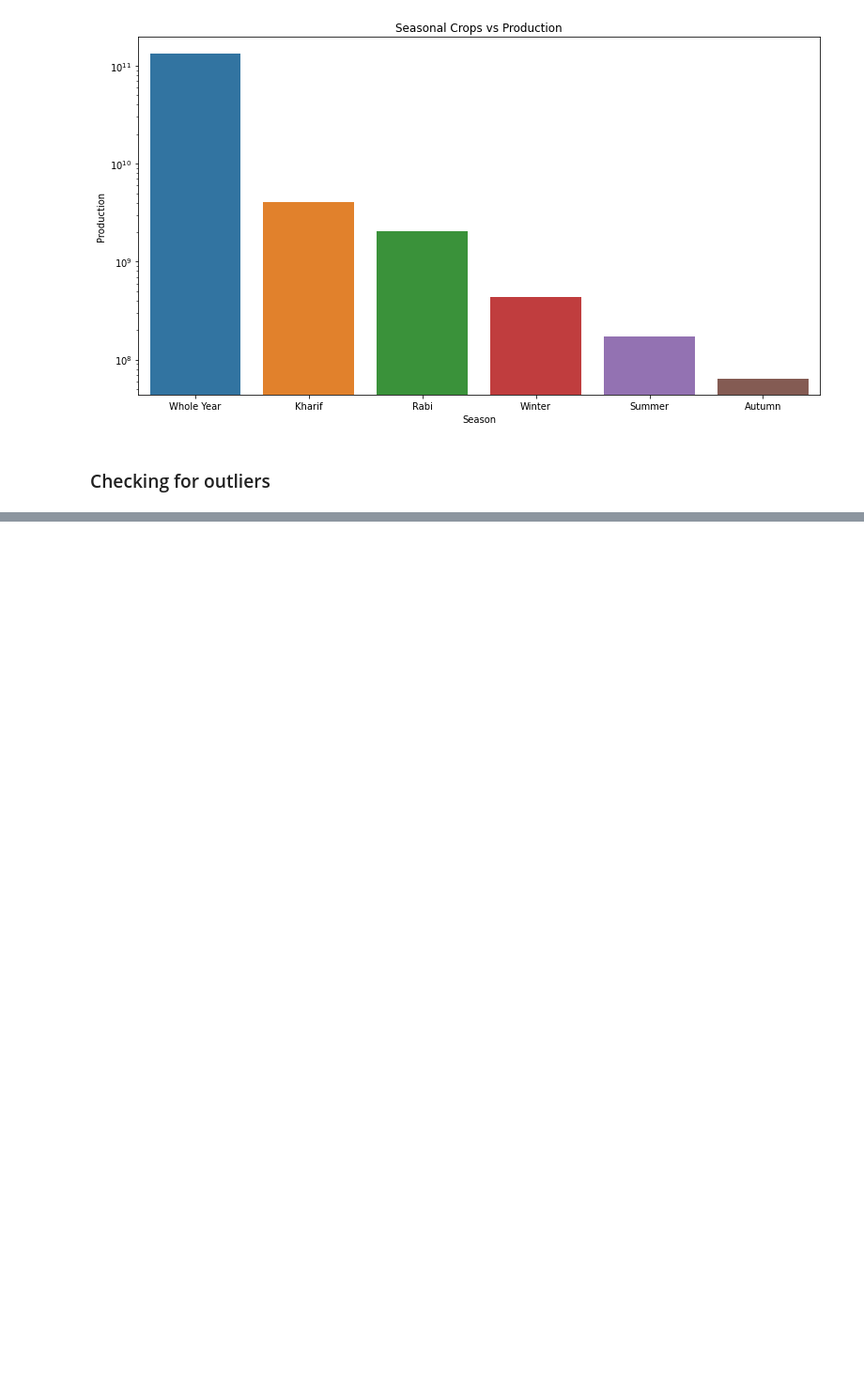
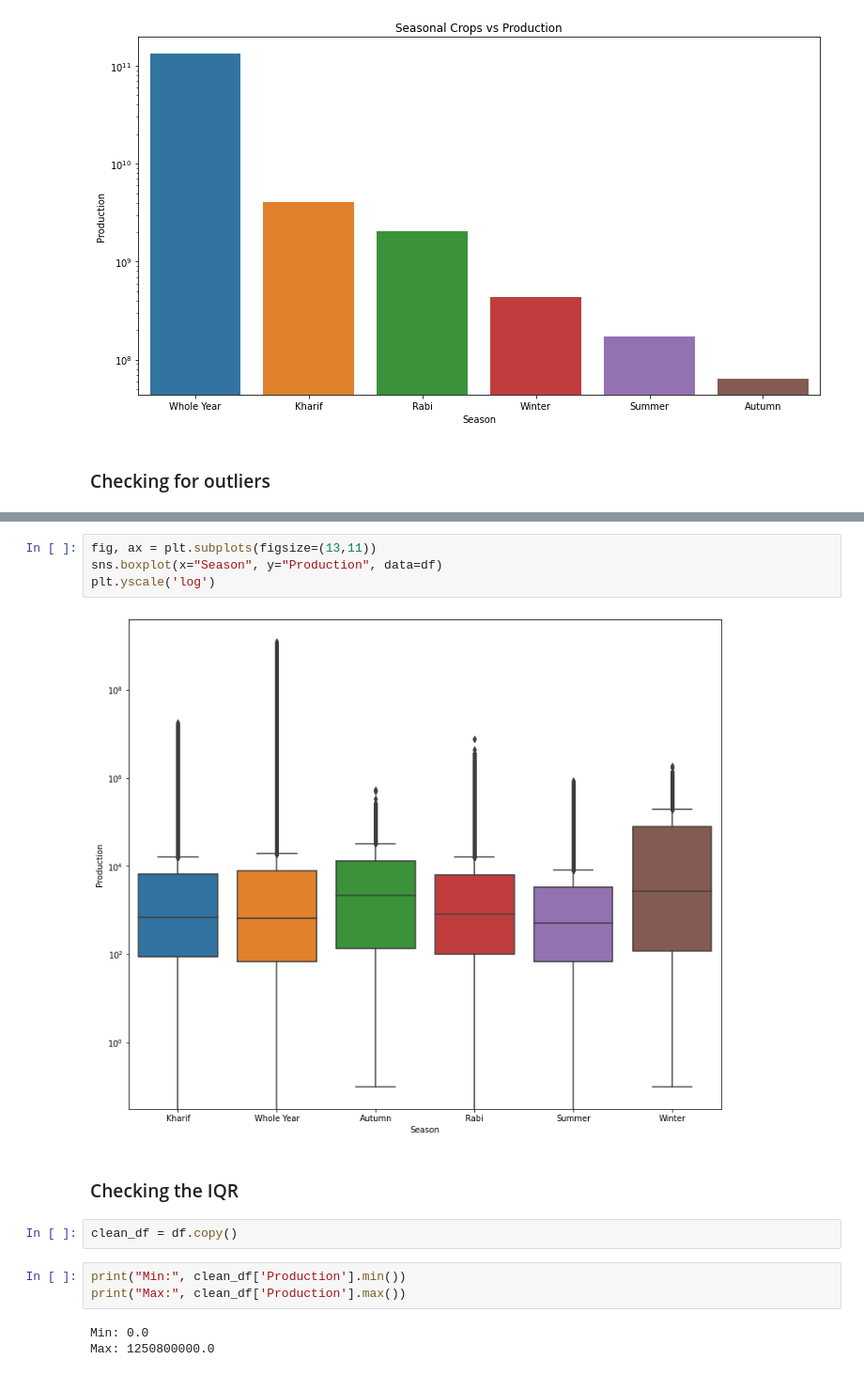
Before and after one commit to 81Hari/SeasonalCropProduction, a Jupyter notebook: crop_production.ipynb, the cells around one changed output, grey strips where cells are left out. Shown at 94% size. Drawn from its saved outputs; the diff is of its cells as text; blank space fills up the shorter version.

```diff
--- a/crop_production.ipynb
+++ b/crop_production.ipynb
@@ -333,0 +362,16 @@ Text(0.5, 1.0, 'Seasonal Crops vs Production')
+# %%
+fig, ax = plt.subplots(figsize=(13,11))
+sns.boxplot(x="Season", y="Production", data=df)
+plt.yscale('log')
+# %% [output]
+[figure, added]
+# %% [markdown]
+### Checking the IQR
+# %%
+clean_df = df.copy()
+# %%
+print("Min:", clean_df['Production'].min())
+print("Max:", clean_df['Production'].max())
+# %% [output]
+Min: 0.0
+Max: 1250800000.0
```
Also changed, not shown: parts of 30 cells of this notebook.
